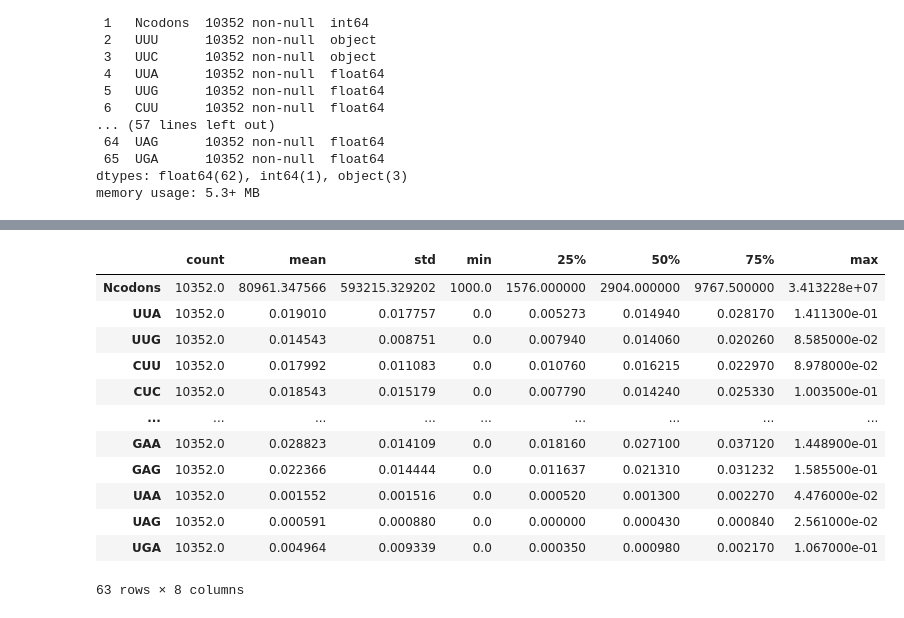
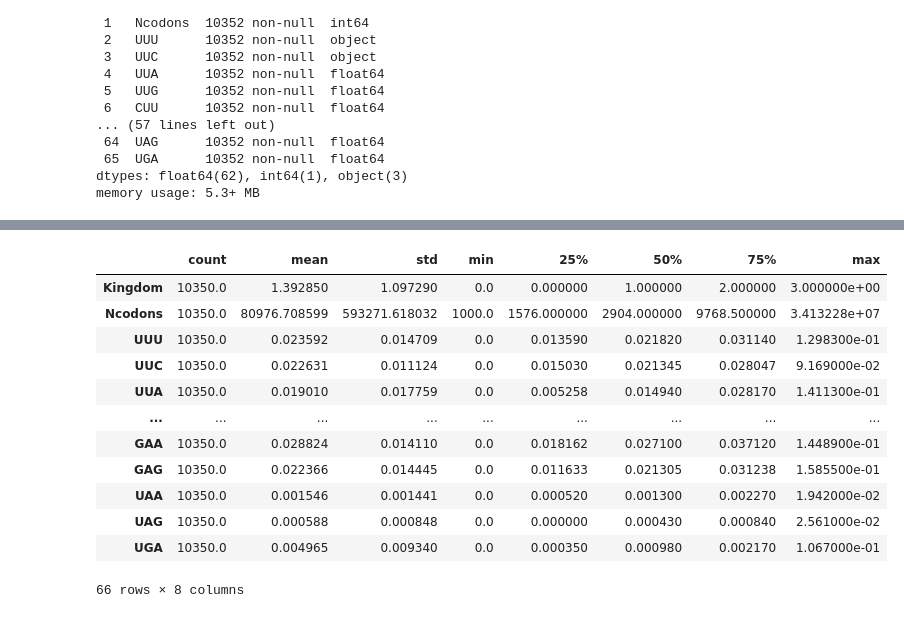
Before and after one commit to Mortti11/Advanced-Data-Analytics-, a Jupyter notebook: Second_Assignment/classification_DS.ipynb, the cells around one changed output, grey strips where cells are left out. Cells and saved outputs as stored; diff of their text form; code cells hidden in the pictures.

```diff
--- a/Second_Assignment/classification_DS.ipynb
+++ b/Second_Assignment/classification_DS.ipynb
@@ -109,7 +117,7 @@ print("DUPLICATES SpeciesName:",duplicate_species_name)
 
 
 # Having ID number and Species name is cheat code for model.
-df = df.drop(columns=['SpeciesID','SpeciesName' , 'DNAtype'],axis=1)
+df = df.drop(columns=['SpeciesID','SpeciesName' , 'DNAtype'])
 # %% [output]
 DUPLICATES SpeciesID: 408
 DUPLICATES SpeciesName: 12
@@ -133,3 +141,12 @@ Data columns (total 66 columns):
  65  UGA      10352 non-null  float64
 dtypes: float64(62), int64(1), object(3)
 memory usage: 5.3+ MB
+# %%
+# UUU and UUC are objects, these columns should be float
+# I got an error :ValueError: could not convert string to float: 'non-B hepatitis virus'
+# It seems UUU and UUC have some string values.
+df['UUU']=pd.to_numeric(df['UUU'],errors='coerce')
+df['UUC'] = pd.to_numeric(df['UUC'],errors='coerce')
+
+# Let's check how many NaN values are there now
+df[['UUU','UUC']].isna().sum()
@@ -135,0 +157,11 @@ memory usage: 5.3+ MB
+# %%
+# there are not many NaN values, I can drop
+df = df.dropna(subset=['UUU','UUC'])
+# %%
+# Now I have to convert Kingdom column to numerical values
+class_encoder =LabelEncoder()
+df['Kingdom']= class_encoder.fit_transform(df['Kingdom'])
+df['Kingdom'].value_counts()
+
+print("class mapping:",dict(zip(class_encoder.classes_,range(len(class_encoder.classes_)))))
+# classes are imbalanced, I will handle it later.
@@ -136,17 +180,17 @@ memory usage: 5.3+ MB
 # %%
-summary = df.describe(include="number").T
+summary = df.describe().T
 summary
 # %% [output]
 |  | count | mean | std | min | 25% | 50% | 75% | max |
-| Ncodons | 10352.0 | 80961.347566 | 593215.329202 | 1000.0 | 1576.000000 | 2904.000000 | 9767.500000 | 3.413228e+07 |
-| UUA | 10352.0 | 0.019010 | 0.017757 | 0.0 | 0.005273 | 0.014940 | 0.028170 | 1.411300e-01 |
-| UUG | 10352.0 | 0.014543 | 0.008751 | 0.0 | 0.007940 | 0.014060 | 0.020260 | 8.585000e-02 |
-| CUU | 10352.0 | 0.017992 | 0.011083 | 0.0 | 0.010760 | 0.016215 | 0.022970 | 8.978000e-02 |
-| CUC | 10352.0 | 0.018543 | 0.015179 | 0.0 | 0.007790 | 0.014240 | 0.025330 | 1.003500e-01 |
+| Kingdom | 10350.0 | 1.392850 | 1.097290 | 0.0 | 0.000000 | 1.000000 | 2.000000 | 3.000000e+00 |
+| Ncodons | 10350.0 | 80976.708599 | 593271.618032 | 1000.0 | 1576.000000 | 2904.000000 | 9768.500000 | 3.413228e+07 |
+| UUU | 10350.0 | 0.023592 | 0.014709 | 0.0 | 0.013590 | 0.021820 | 0.031140 | 1.298300e-01 |
+| UUC | 10350.0 | 0.022631 | 0.011124 | 0.0 | 0.015030 | 0.021345 | 0.028047 | 9.169000e-02 |
+| UUA | 10350.0 | 0.019010 | 0.017759 | 0.0 | 0.005258 | 0.014940 | 0.028170 | 1.411300e-01 |
 | ... | ... | ... | ... | ... | ... | ... | ... | ... |
-| GAA | 10352.0 | 0.028823 | 0.014109 | 0.0 | 0.018160 | 0.027100 | 0.037120 | 1.448900e-01 |
-| GAG | 10352.0 | 0.022366 | 0.014444 | 0.0 | 0.011637 | 0.021310 | 0.031232 | 1.585500e-01 |
-| UAA | 10352.0 | 0.001552 | 0.001516 | 0.0 | 0.000520 | 0.001300 | 0.002270 | 4.476000e-02 |
-| UAG | 10352.0 | 0.000591 | 0.000880 | 0.0 | 0.000000 | 0.000430 | 0.000840 | 2.561000e-02 |
-| UGA | 10352.0 | 0.004964 | 0.009339 | 0.0 | 0.000350 | 0.000980 | 0.002170 | 1.067000e-01 |
+| GAA | 10350.0 | 0.028824 | 0.014110 | 0.0 | 0.018162 | 0.027100 | 0.037120 | 1.448900e-01 |
+| GAG | 10350.0 | 0.022366 | 0.014445 | 0.0 | 0.011633 | 0.021305 | 0.031238 | 1.585500e-01 |
+| UAA | 10350.0 | 0.001546 | 0.001441 | 0.0 | 0.000520 | 0.001300 | 0.002270 | 1.942000e-02 |
+| UAG | 10350.0 | 0.000588 | 0.000848 | 0.0 | 0.000000 | 0.000430 | 0.000840 | 2.561000e-02 |
+| UGA | 10350.0 | 0.004965 | 0.009340 | 0.0 | 0.000350 | 0.000980 | 0.002170 | 1.067000e-01 |
-63 rows × 8 columns
+66 rows × 8 columns
```
Also changed, not shown: parts of 22 cells of this notebook.
